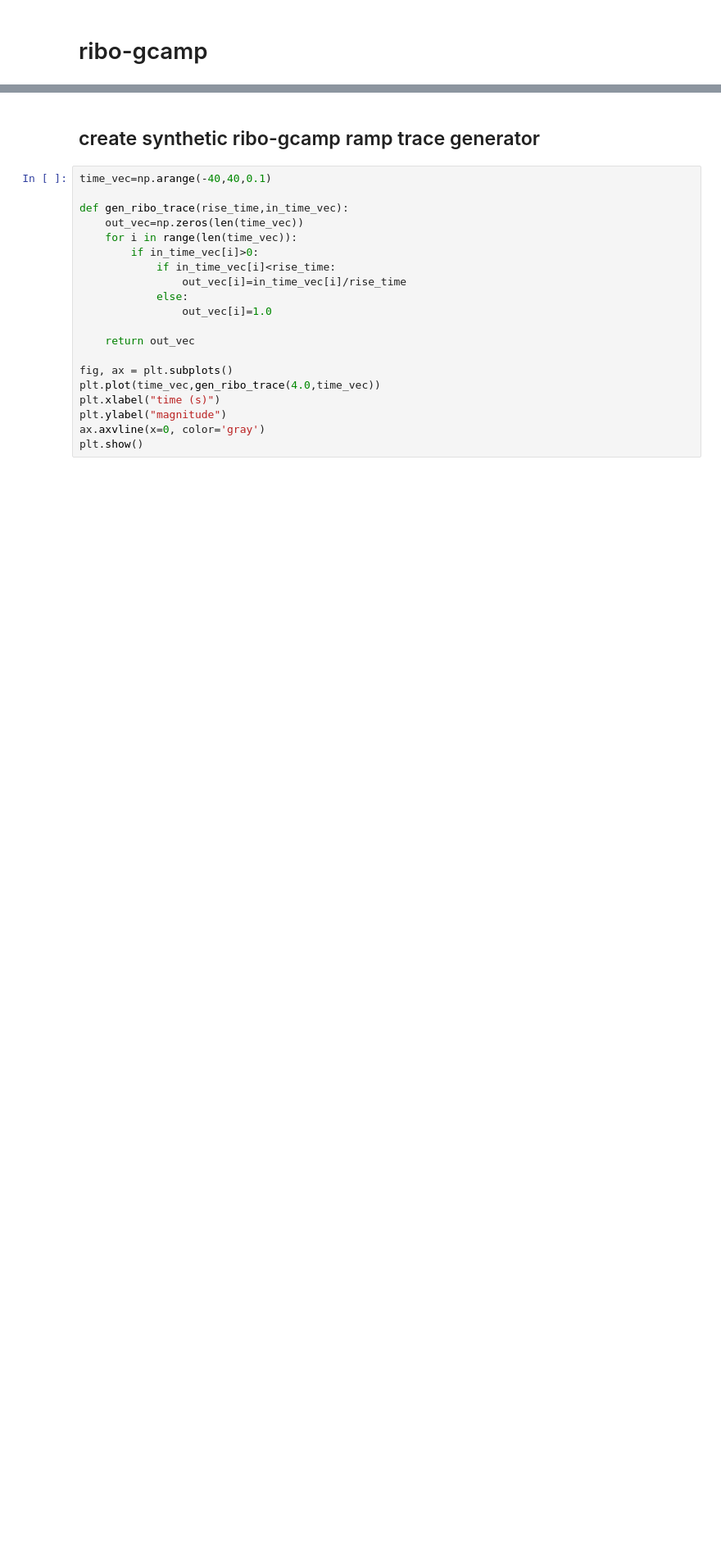
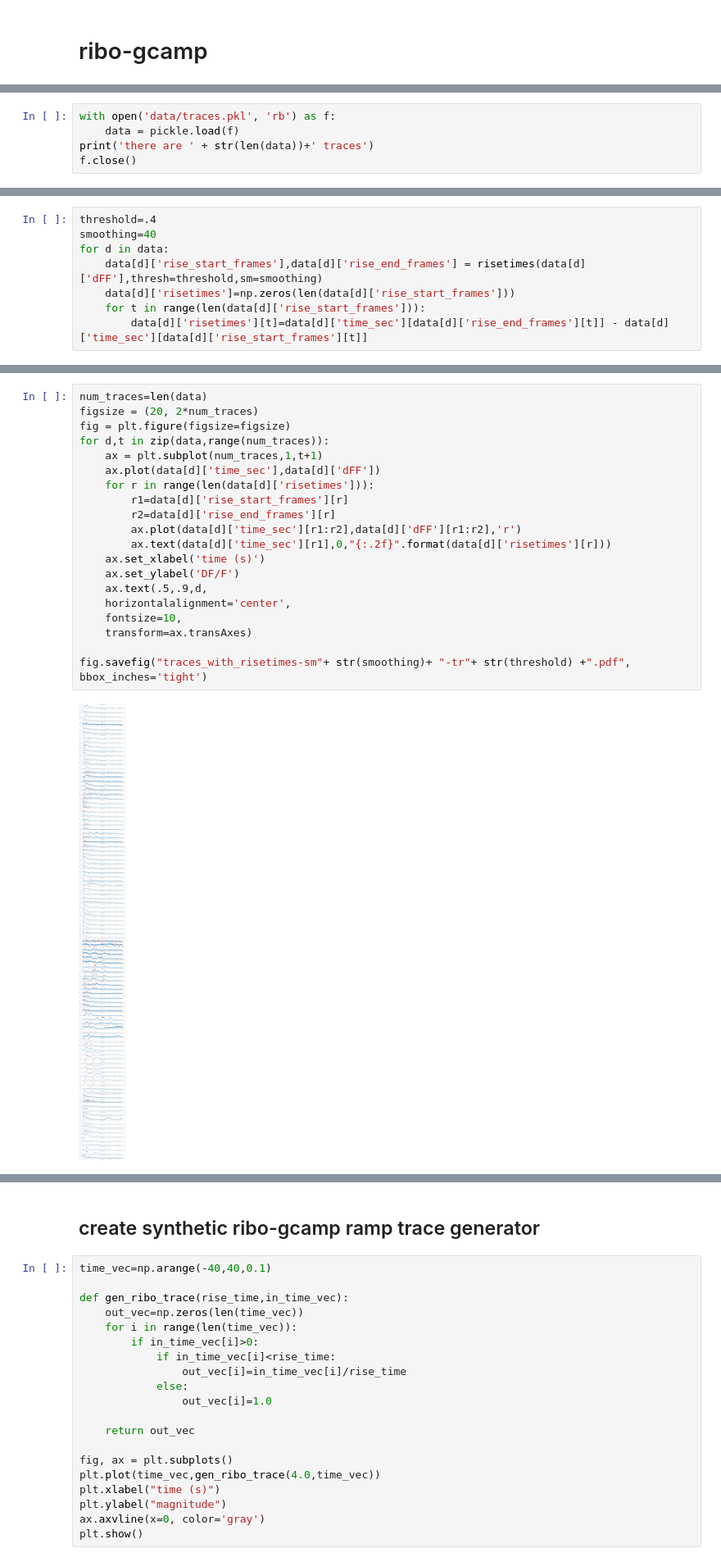
Before and after one commit to focolab/ribo-gcamp, a Jupyter notebook: ribo-gcamp.ipynb, the cells around one changed output, grey strips where cells are left out. Shown at 82% size. Cells and saved outputs as stored; diff of their text form; blank space fills up the shorter version.

Commit message:
risetime updates

```diff
--- a/ribo-gcamp.ipynb
+++ b/ribo-gcamp.ipynb
@@ -8,0 +18,5 @@ from scipy import optimize
+# %%
+with open('data/traces.pkl', 'rb') as f:
+    data = pickle.load(f)
+print('there are ' + str(len(data))+' traces')
+f.close()
@@ -8,0 +57,8 @@ from scipy import optimize
+# %%
+threshold=.4
+smoothing=40
+for d in data:
+    data[d]['rise_start_frames'],data[d]['rise_end_frames'] = risetimes(data[d]['dFF'],thresh=threshold,sm=smoothing)
+    data[d]['risetimes']=np.zeros(len(data[d]['rise_start_frames']))
+    for t in range(len(data[d]['rise_start_frames'])):
+        data[d]['risetimes'][t]=data[d]['time_sec'][data[d]['rise_end_frames'][t]] - data[d]['time_sec'][data[d]['rise_start_frames'][t]]
@@ -8,0 +74,22 @@ from scipy import optimize
+# %%
+num_traces=len(data)
+figsize = (20, 2*num_traces)
+fig = plt.figure(figsize=figsize)
+for d,t in zip(data,range(num_traces)):
+    ax = plt.subplot(num_traces,1,t+1)
+    ax.plot(data[d]['time_sec'],data[d]['dFF'])
+    for r in range(len(data[d]['risetimes'])):
+        r1=data[d]['rise_start_frames'][r]
+        r2=data[d]['rise_end_frames'][r]
+        ax.plot(data[d]['time_sec'][r1:r2],data[d]['dFF'][r1:r2],'r')
+        ax.text(data[d]['time_sec'][r1],0,"{:.2f}".format(data[d]['risetimes'][r]))
+    ax.set_xlabel('time (s)')
+    ax.set_ylabel('DF/F')
+    ax.text(.5,.9,d,
+    horizontalalignment='center',
+    fontsize=10,
+    transform=ax.transAxes)
+
+fig.savefig("traces_with_risetimes-sm"+ str(smoothing)+ "-tr"+ str(threshold) +".pdf", bbox_inches='tight')
+# %% [output]
+[figure, added]
```
Also changed, not shown: parts of 33 cells of this notebook, 1 other file.
